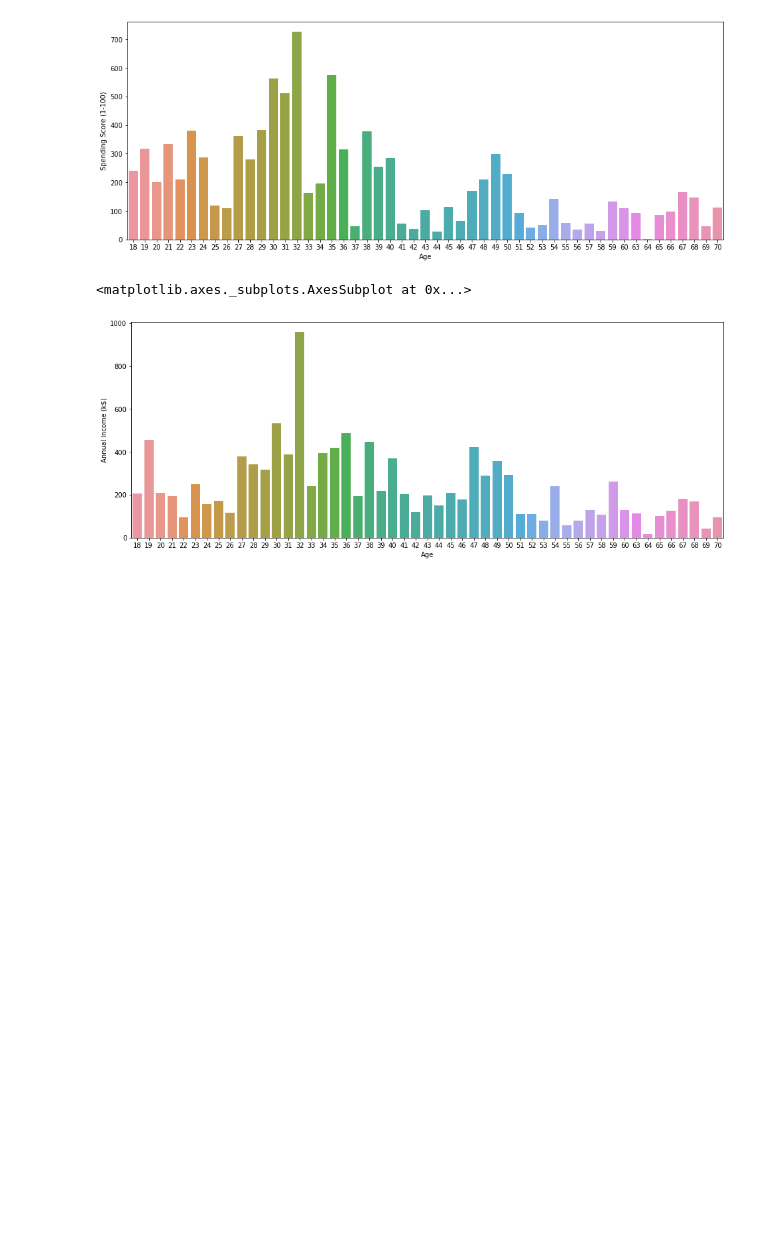
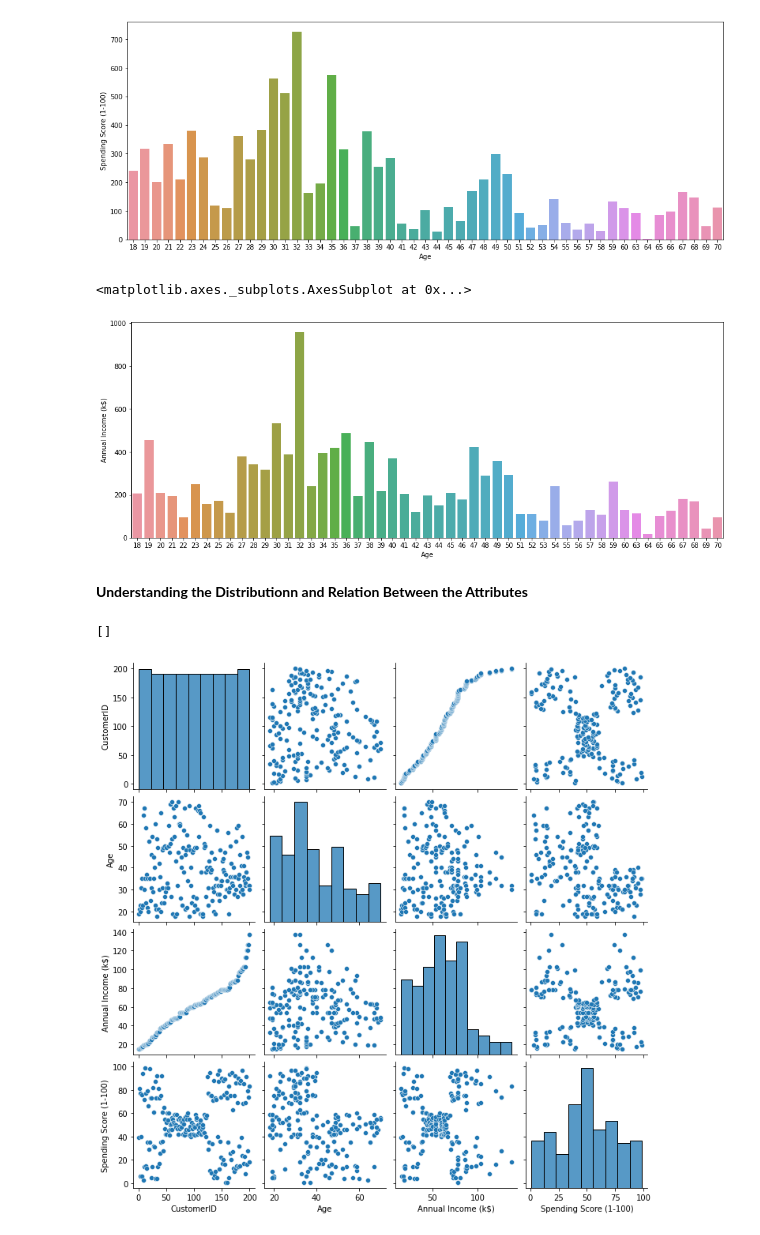
Before and after one commit to Sevdehatip/MallCustomerAnalysis_Segmentation, a Jupyter notebook: MallAnalysisSeg.ipynb, the cells around one changed output. Drawn from its saved outputs; the diff is of its cells as text; code cells hidden in the pictures; blank space fills up the shorter version.

```diff
--- a/MallAnalysisSeg.ipynb
+++ b/MallAnalysisSeg.ipynb
@@ -78,3 +84,11 @@ sns.barplot(x="Age",y="Annual Income (k$)",data=data4)
 # %% [output]
 <matplotlib.axes._subplots.AxesSubplot at 0x...>
 [figure]
+# %% [markdown]
+**Understanding the Distributionn and Relation Between the Attributes**
+# %%
+sns.pairplot(df)
+plt.plot()
+# %% [output]
+[]
+[figure, added]
```
Also changed, not shown: parts of 8 cells of this notebook.
